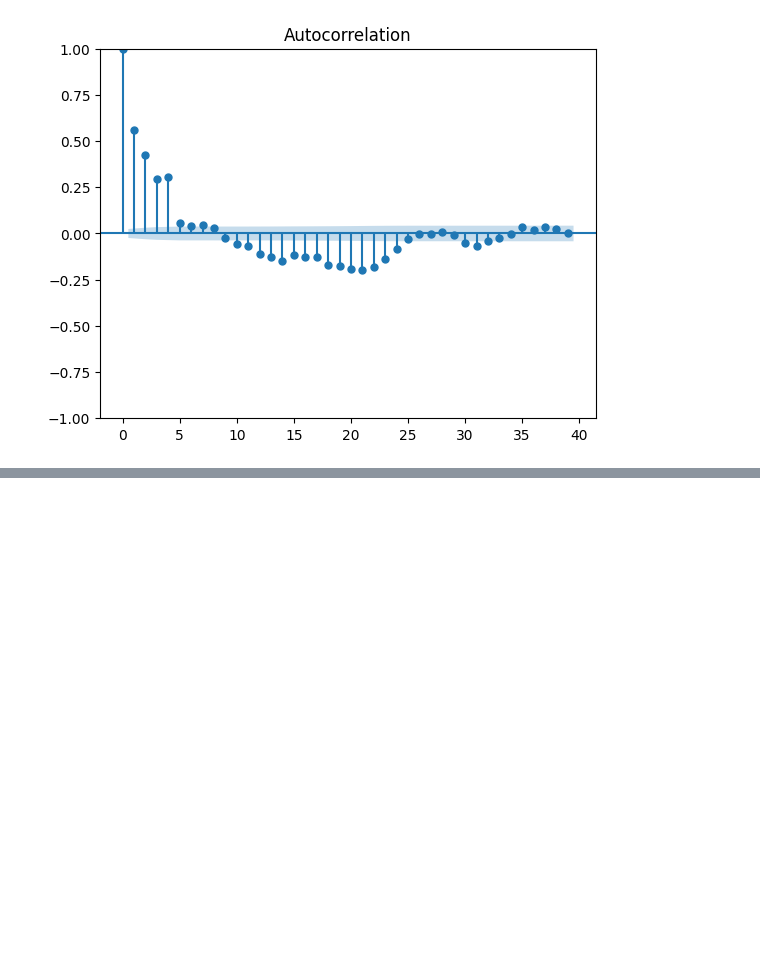
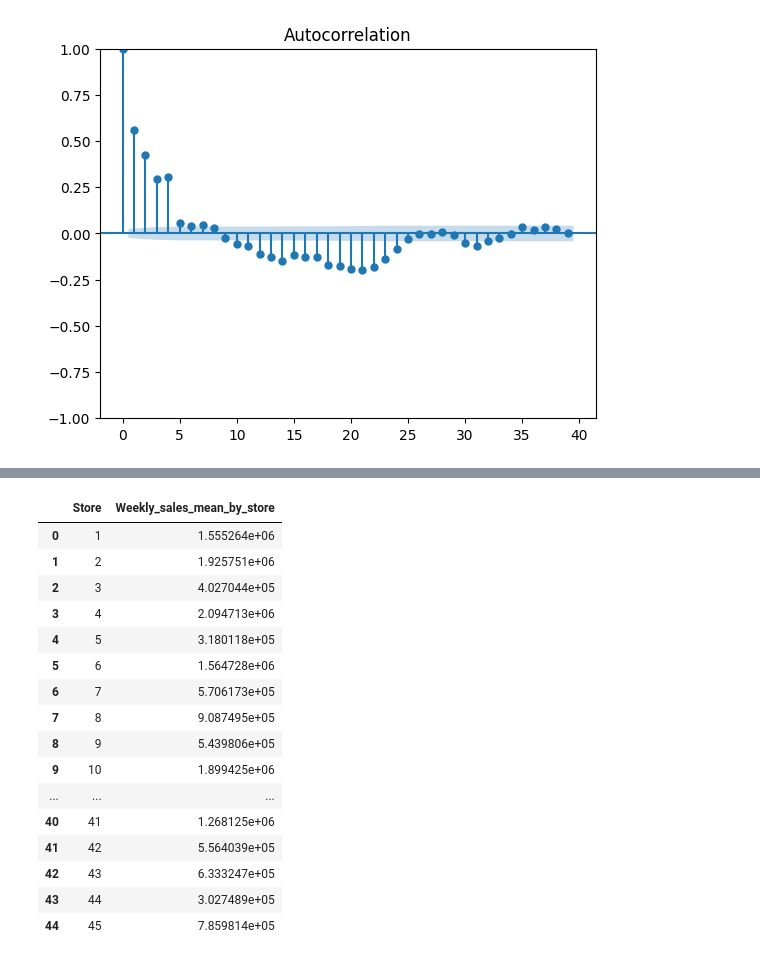
Before and after one commit to dgmurray-321/DS-Practice, a Jupyter notebook: walmart_sales.ipynb, the cells around one changed output, grey strips where cells are left out. Drawn from its saved outputs; the diff is of its cells as text; code cells hidden in the pictures; blank space fills up the shorter version.

```diff
--- a/walmart_sales.ipynb
+++ b/walmart_sales.ipynb
@@ -290,0 +330,3 @@ sm.tsa.graphics.plot_acf(seasonal_decomp_resid.resid)
+# %%
+df.drop(['Month', 'Year','Day_name'], axis = 1, inplace = True)
+print(df)
@@ -290,0 +351,3 @@ sm.tsa.graphics.plot_acf(seasonal_decomp_resid.resid)
+# %%
+for i in range(5):
+    df[f'Weekly_Sales_lag{i}'] = df['Weekly_Sales'].shift(i)
@@ -290,0 +356,4 @@ sm.tsa.graphics.plot_acf(seasonal_decomp_resid.resid)
+# %%
+for term in range(2):
+    df[f'Week_number_sin{term+1}'] = np.sin((2 * np.pi * df['Week_number'])/df['Week_number'].max())
+    df[f'Week_number_cos{term + 1}'] = np.cos((2 * np.pi * df['Week_number']/df['Week_number'].max()))
@@ -290,0 +400,22 @@ sm.tsa.graphics.plot_acf(seasonal_decomp_resid.resid)
+# %%
+agg_df = df.groupby('Store')['Weekly_Sales'].agg('mean').reset_index(name='Weekly_sales_mean_by_store')
+# %%
+agg_df
+# %% [output]
+|  | Store | Weekly_sales_mean_by_store |
+| 0 | 1 | 1.555264e+06 |
+| 1 | 2 | 1.925751e+06 |
+| 2 | 3 | 4.027044e+05 |
+| 3 | 4 | 2.094713e+06 |
+| 4 | 5 | 3.180118e+05 |
+| 5 | 6 | 1.564728e+06 |
+| 6 | 7 | 5.706173e+05 |
+| 7 | 8 | 9.087495e+05 |
+| 8 | 9 | 5.439806e+05 |
+| 9 | 10 | 1.899425e+06 |
+| ... | ... | ... |
+| 40 | 41 | 1.268125e+06 |
+| 41 | 42 | 5.564039e+05 |
+| 42 | 43 | 6.333247e+05 |
+| 43 | 44 | 3.027489e+05 |
+| 44 | 45 | 7.859814e+05 |
```
Also changed, not shown: parts of 59 cells of this notebook.
